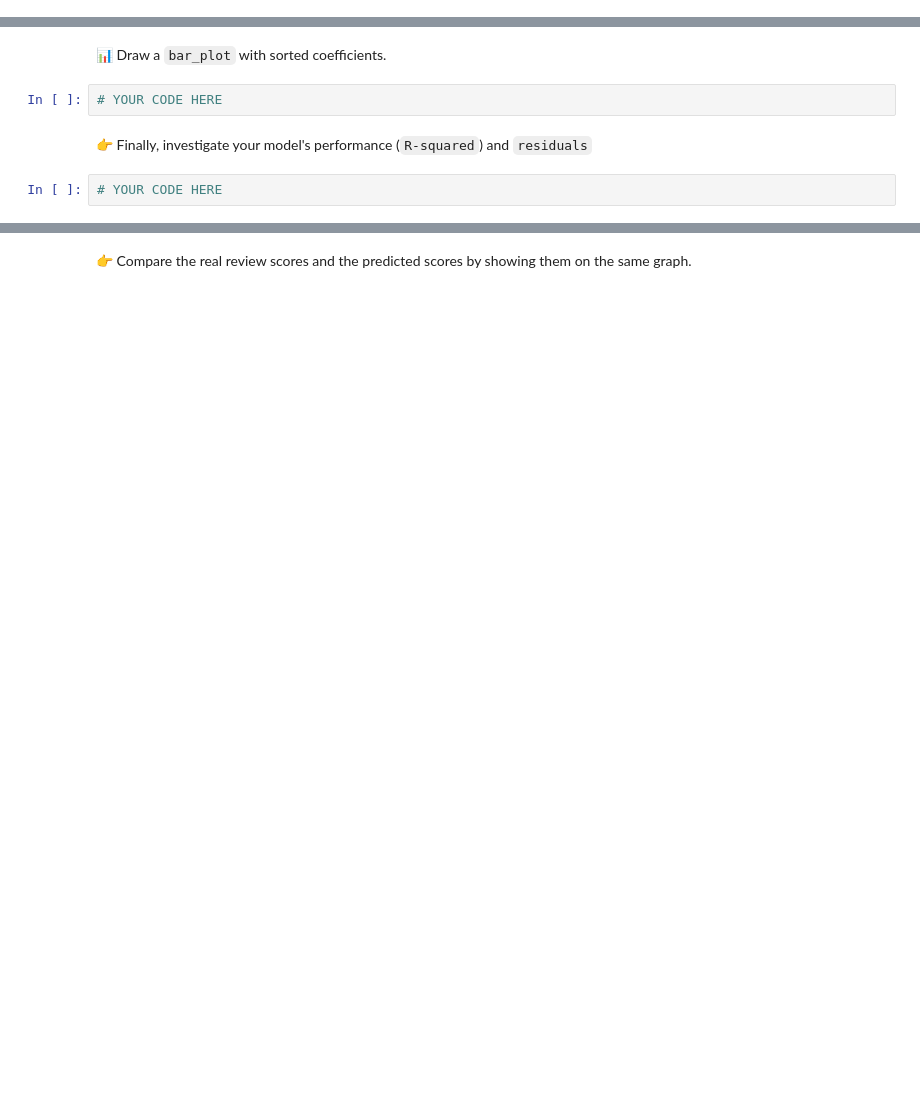
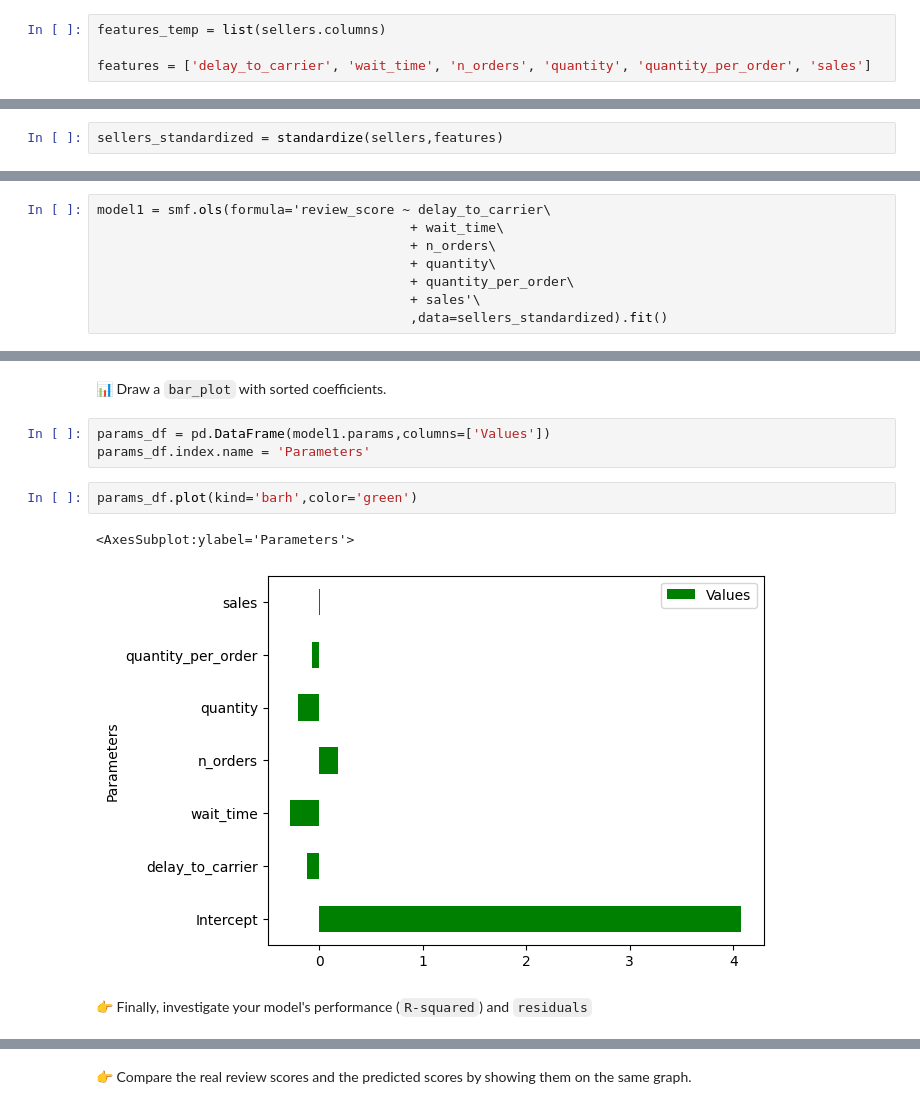
Before and after one commit to Dimasaur/data-sellers, a Jupyter notebook: sellers.ipynb, the cells around one changed output, grey strips where cells are left out. Saved outputs shown, nothing was run; the diff lists cells and outputs as text; blank space fills up the shorter version.

```diff
--- a/sellers.ipynb
+++ b/sellers.ipynb
@@ -210,4 +234,8 @@ Feel free to change values `x`, `y`, `color` and `size` to try identify who are
 ❓ What are the most impactful ones?
 
 ⚠️ Don't forget to standardize your features using the `standardize`function below to compare the regression coefficients together.
+# %%
+features_temp = list(sellers.columns)
+
+features = ['delay_to_carrier', 'wait_time', 'n_orders', 'quantity', 'quantity_per_order', 'sales']
 # %%
@@ -222,0 +250,2 @@ def standardize(df, features):
+# %%
+sellers_standardized = standardize(sellers,features)
@@ -222,0 +262,8 @@ def standardize(df, features):
+# %%
+model1 = smf.ols(formula='review_score ~ delay_to_carrier\
+                                        + wait_time\
+                                        + n_orders\
+                                        + quantity\
+                                        + quantity_per_order\
+                                        + sales'\
+                                        ,data=sellers_standardized).fit()
@@ -223,8 +297,12 @@ def standardize(df, features):
 # %% [markdown]
 📊 Draw a `bar_plot` with sorted coefficients.
-# %%
-# YOUR CODE HERE
+# %%
+params_df = pd.DataFrame(model1.params,columns=['Values'])
+params_df.index.name = 'Parameters'
+# %%
+params_df.plot(kind='barh',color='green')
+# %% [output]
+<AxesSubplot:ylabel='Parameters'>
+[figure, added]
 # %% [markdown]
 👉 Finally, investigate your model's performance (`R-squared`) and `residuals`
-# %%
-# YOUR CODE HERE
```
Also changed, not shown: parts of 26 cells of this notebook.
